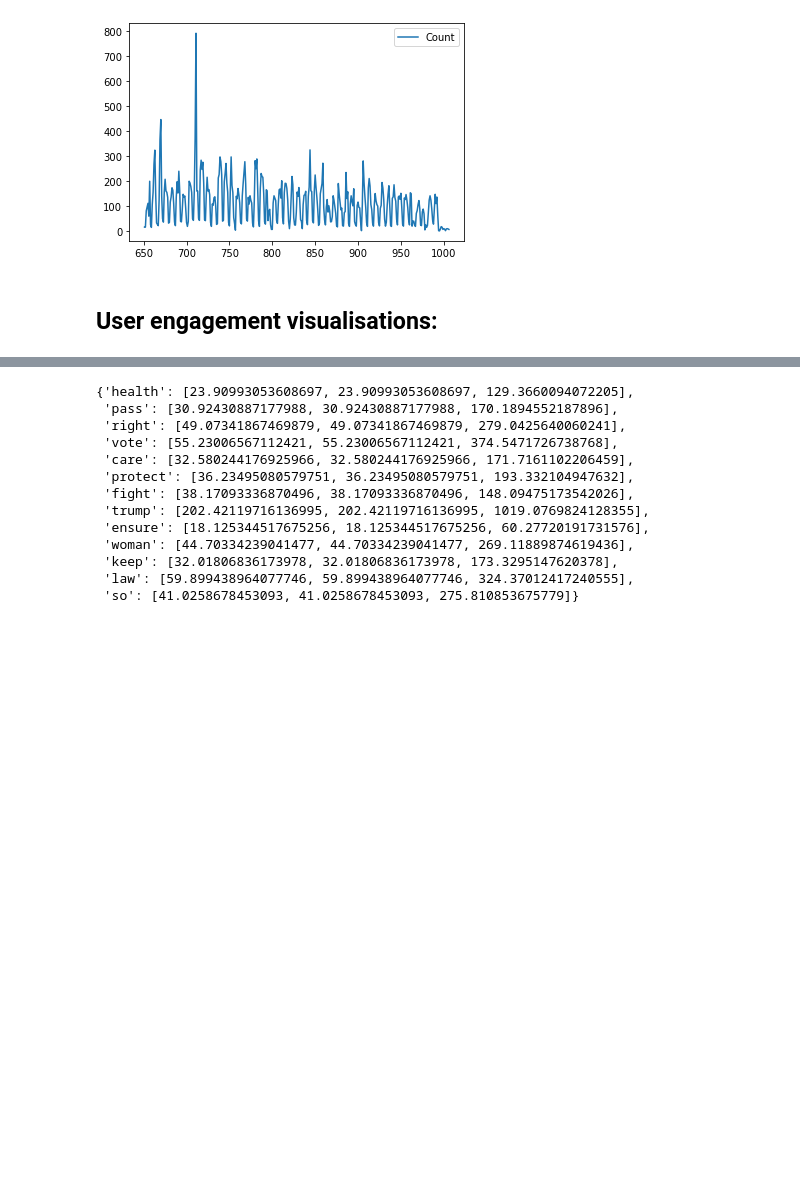
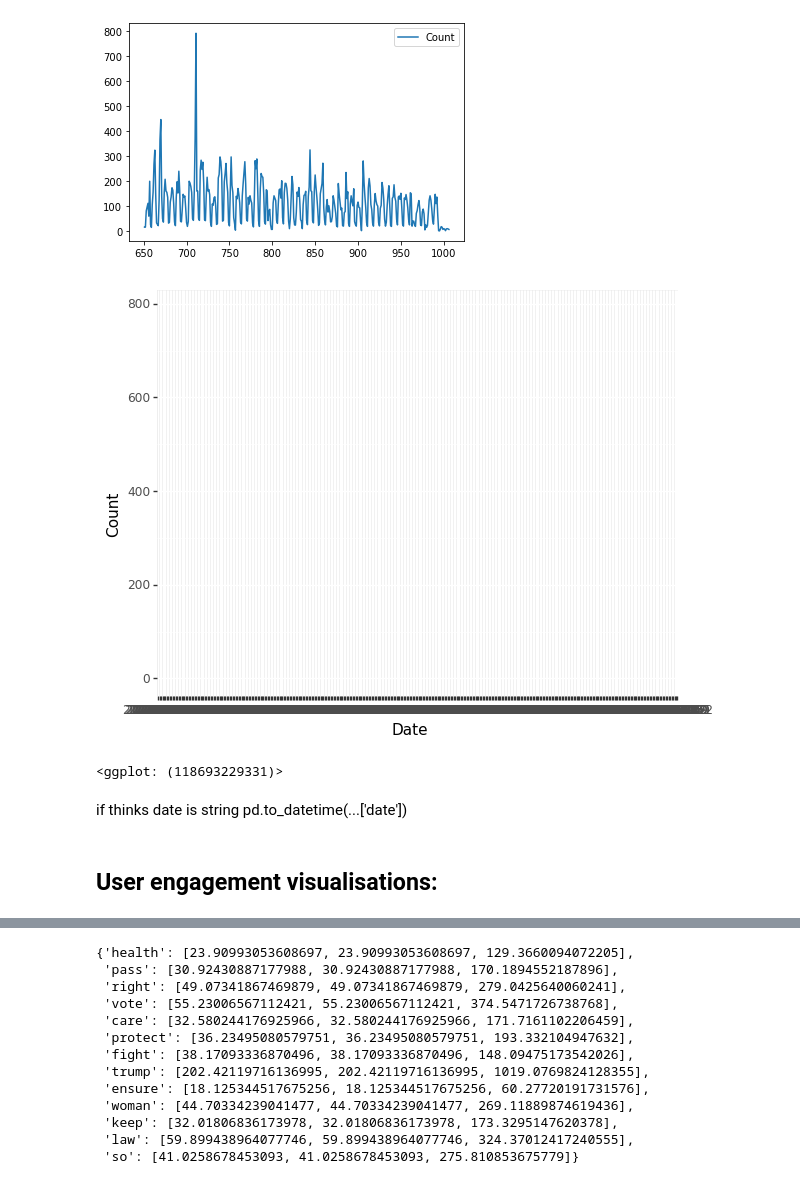
Before and after one commit to maiahalle/DS105-Project, a Jupyter notebook: Starting_over.ipynb, the cells around one changed output, grey strips where cells are left out. Saved outputs shown, nothing was run; the diff lists cells and outputs as text; code cells hidden in the pictures; blank space fills up the shorter version.

```diff
--- a/Starting_over.ipynb
+++ b/Starting_over.ipynb
@@ -633,8 +635,15 @@ series.plot()
 # %% [output]
 <AxesSubplot:>
 [figure]
-# %% [markdown]
-## User engagement visualisations:
+# %%
+ggplot(df_biden2022, aes(x= 'Date', y= 'Count')) + geom_line()
+# %% [output]
+[figure, added]
+<ggplot: (118693229331)>
+# %% [markdown]
+if thinks date is string pd.to_datetime(...['date'])
+# %% [markdown]
+## User engagement visualisations:
 # %%
 df_dem_tweets.head()
 # %% [output]
```
Also changed, not shown: parts of 35 cells of this notebook, 1 other file.
